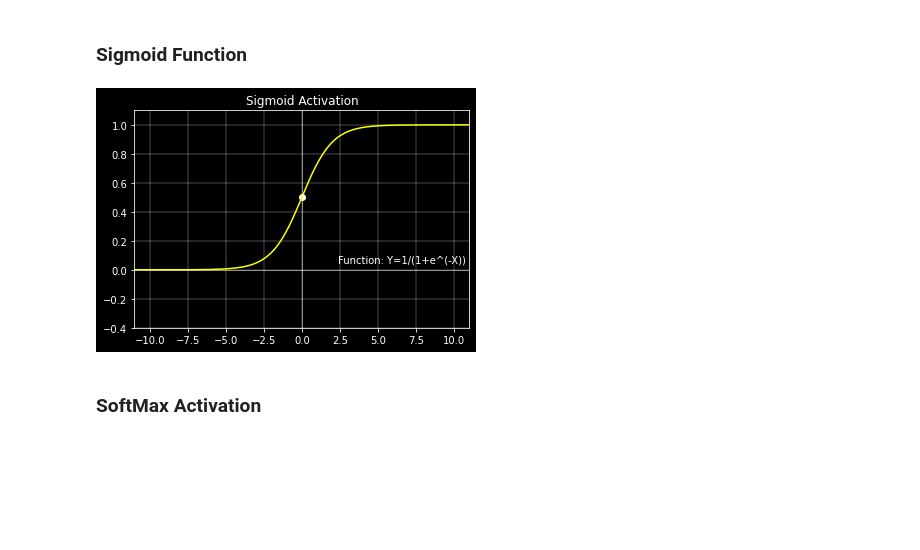
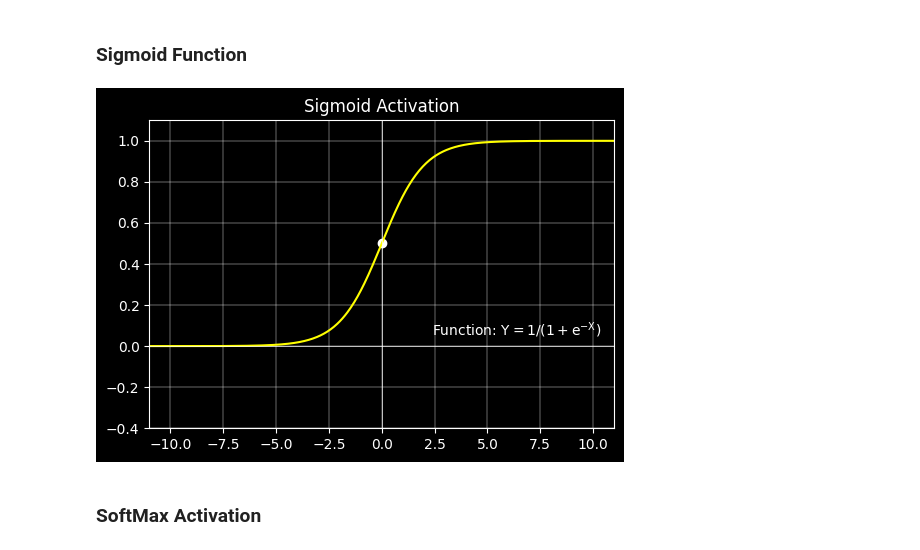
Before and after one commit to Diacod-I/ActivateFunk, a Jupyter notebook: Activate.ipynb, the cells around one changed output. Cells and saved outputs as stored; diff of their text form; code cells hidden in the pictures; blank space fills up the shorter version.

```diff
--- a/Activate.ipynb
+++ b/Activate.ipynb
@@ -13,6 +13,8 @@ import numpy as np
 plt.style.use('dark_background')
 # %%
 x=np.linspace(-20,20,num=1000)
+# %%
+plt.rcParams["figure.figsize"] = [6, 4]
 # %% [markdown]
 ## Binary Step Function
 # %%
@@ -53,17 +55,17 @@ plt.show()
 # %%
 f = np.vectorize(lambda x: 1/(1+exp(-x)))
 plt.title("Sigmoid Activation")
 plt.plot(x,f(x),c='yellow')
-plt.text(2.4,0.05,"Function: Y=1/(1+e^(-X))")
+plt.text(2.4,0.05,"Function: $\mathregular{Y=1/(1+{e^{-X}})}$")
 plt.scatter(0,0.5,c='white')
 plt.axhline(0, color='white', linewidth=.5)
 plt.axvline(0, color='white', linewidth=.5)
 plt.xlim(-11,11)
 plt.ylim(-0.4,1.1)
 plt.grid(linewidth=0.3)
 plt.show()
 # %% [output]
-[figure, old version]
+[figure, new version]
 # %% [markdown]
 ### SoftMax Activation
 # %% [markdown]
```
Also changed, not shown: parts of 11 cells of this notebook.
